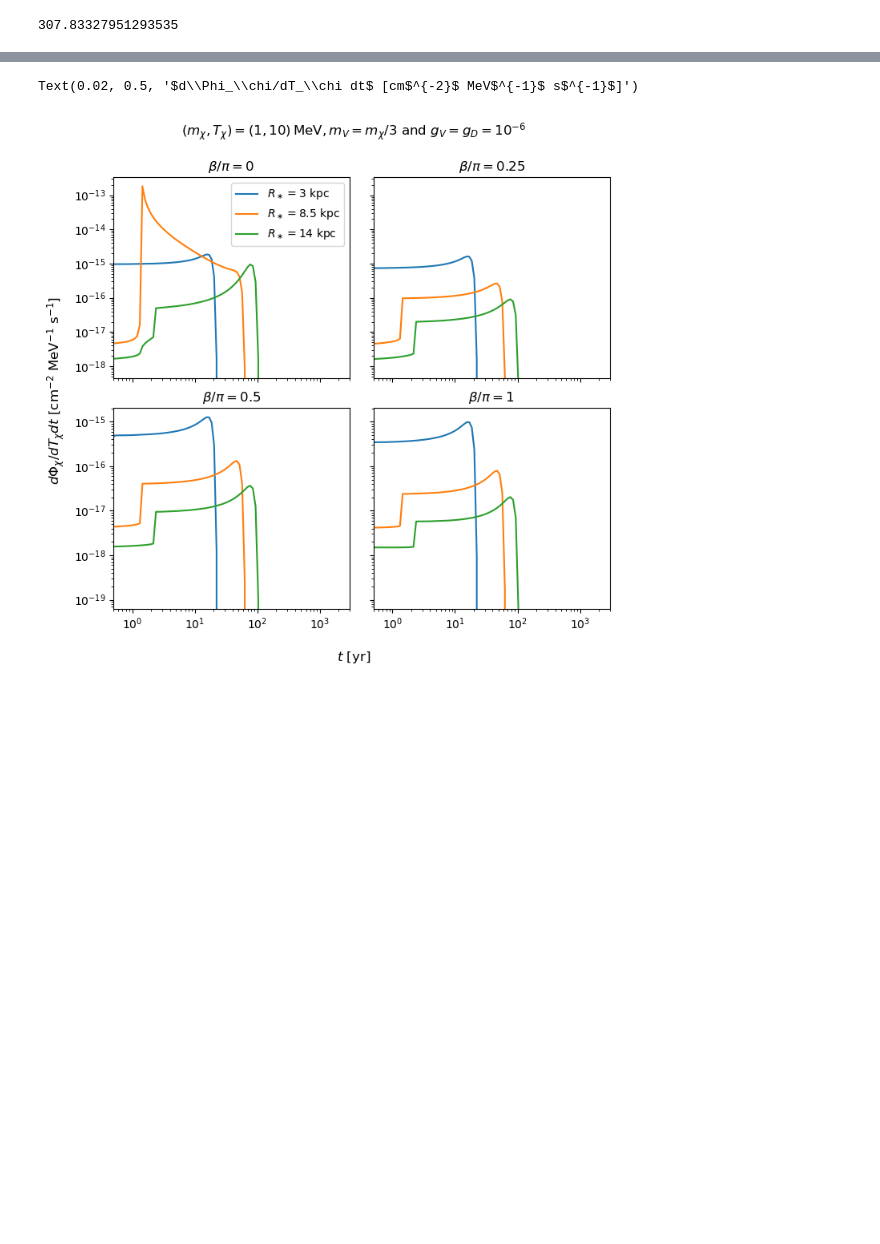
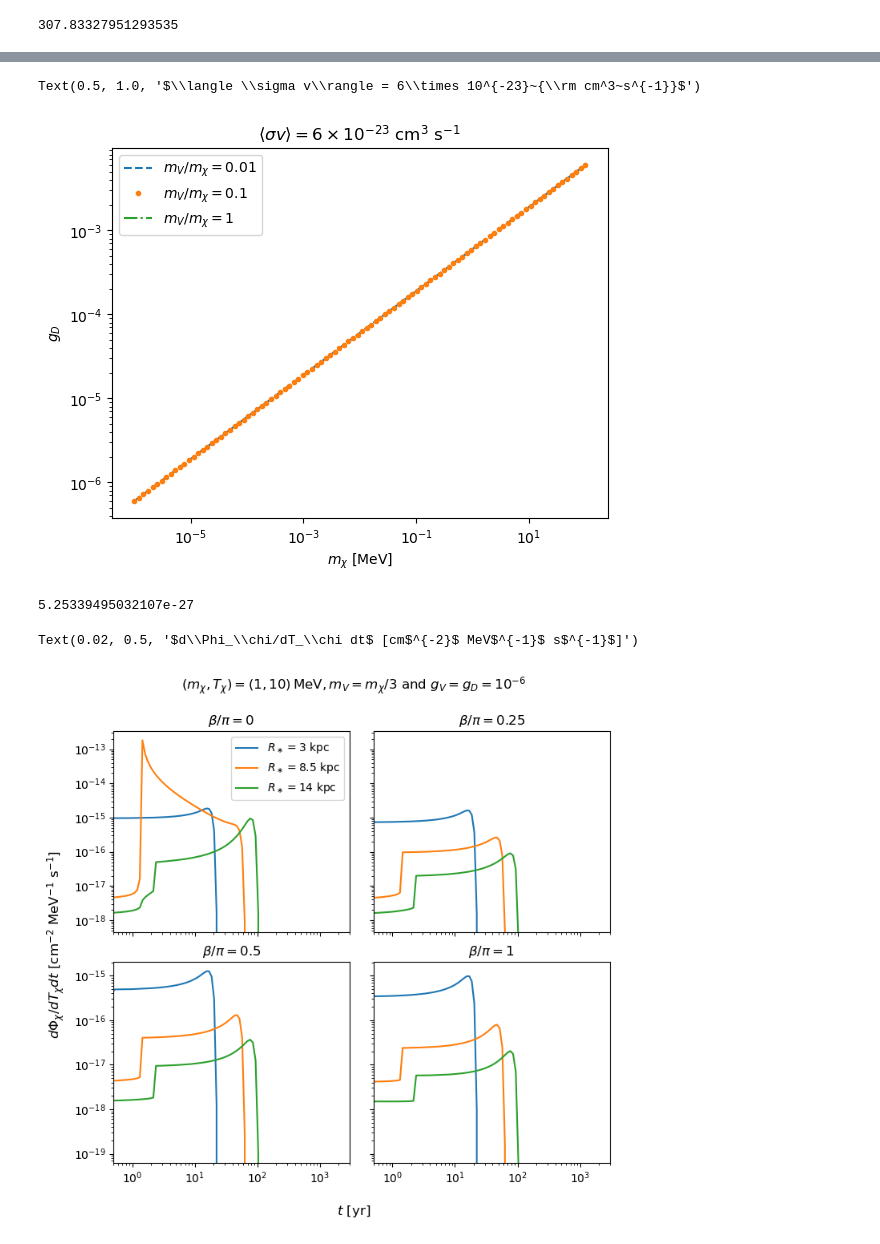
Before and after one commit to yenhsunlin/SNnuBDM2, a Jupyter notebook: src/plot.ipynb, the cells around one changed output, grey strips where cells are left out. Cells and saved outputs as stored; diff of their text form; code cells hidden in the pictures; blank space fills up the shorter version.

```diff
--- a/src/plot.ipynb
+++ b/src/plot.ipynb
@@ -16,3 +68,35 @@ from scipy.optimize import root_scalar
+# %%
+r_list = [0.01,0.1,0.9]
+mx_list = np.logspace(-6,2,100)
+mV_list_r001 = []
+mV_list_r01 = []
+mV_list_r1 = []
+for mx in mx_list:
+    mV_list_r001.append(findgD(mx,0.01))
+    mV_list_r01.append(findgD(mx,0.1))
+    mV_list_r1.append(findgD(mx,1))
+#mV_list_gDm6 = np.array(mV_list_gDm6)
+#mV_list_gDm4 = np.array(mV_list_gDm4)
+#mV_list_gDm2 = np.array(mV_list_gDm2)
+#mV_list_gD1 = np.array(mV_list_gD1)
+# %%
+plt.plot(mx_list,mV_list_r001,'--',label=r'$m_V/m_\chi=0.01$')
+plt.plot(mx_list,mV_list_r01,'.',label=r'$m_V/m_\chi=0.1$')
+plt.plot(mx_list,mV_list_r1,'-.',label=r'$m_V/m_\chi=1$')
+plt.xscale('log')
+plt.yscale('log')
+plt.legend()
+plt.xlabel(r'$m_\chi$ [MeV]')
+plt.ylabel(r'$g_D$')
+plt.title(r'$\langle \sigma v\rangle = 6\times 10^{-23}~{\rm cm^3~s^{-1}}$')
+#plt.savefig('gD_vs_mx.pdf',bbox_inches='tight')
+# %% [output]
+Text(0.5, 1.0, '$\\langle \\sigma v\\rangle = 6\\times 10^{-23}~{\\rm cm^3~s^{-1}}$')
+[figure, added]
+# %%
+annihilationCrossSectionDM2VV(1,0.9999999999,1)
+# %% [output]
+5.25339495032107e-27
 # %%
 def annihilationCrossSectionDM2VV(mx,mV,gD):
     """
```
Also changed, not shown: parts of 7 cells of this notebook, 6 other files.
